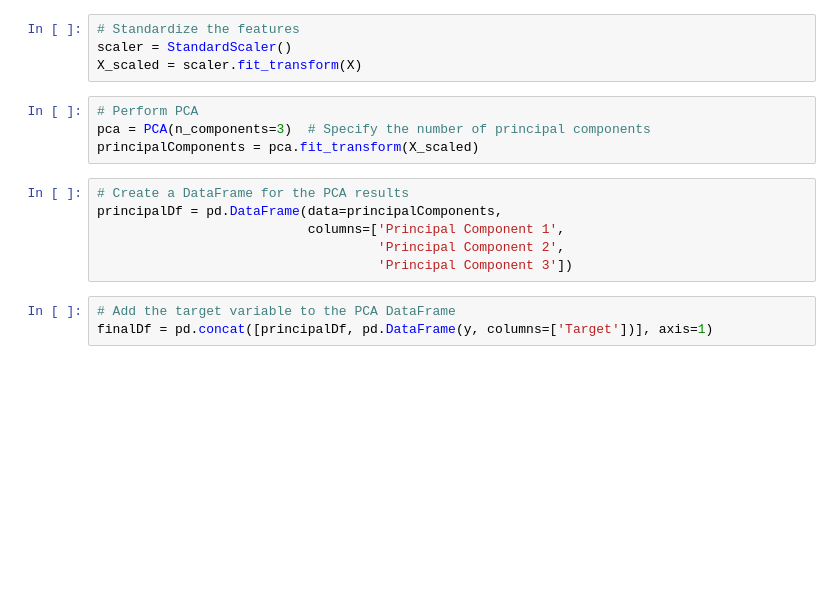
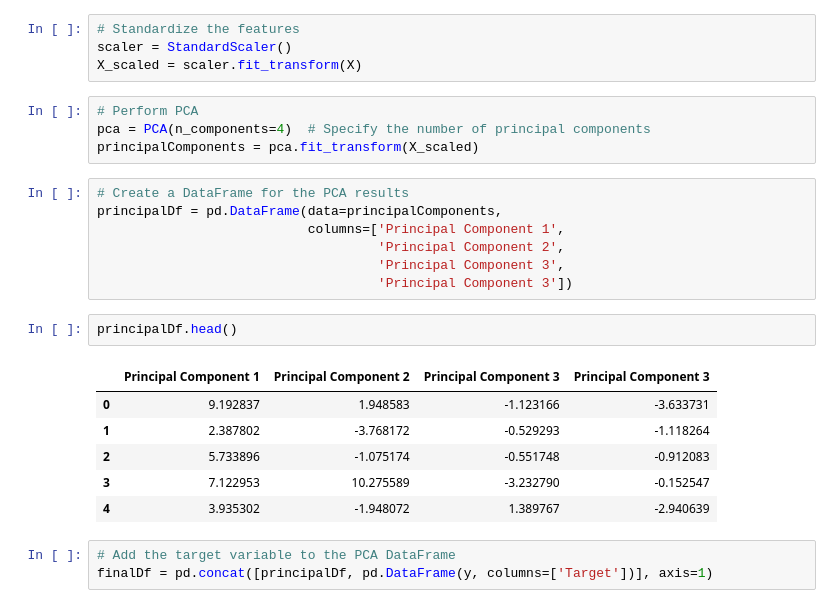
Before and after one commit to MrArthor/Big_Data_Analysis_Learning, a Jupyter notebook: Practical_Machine_Learning/Lab_Work/Basic_Implementations/PCA.ipynb, the cells around one changed output. Cells and saved outputs as stored; diff of their text form; blank space fills up the shorter version.

```diff
--- a/Practical_Machine_Learning/Lab_Work/Basic_Implementations/PCA.ipynb
+++ b/Practical_Machine_Learning/Lab_Work/Basic_Implementations/PCA.ipynb
@@ -55,14 +48,24 @@ scaler = StandardScaler()
 X_scaled = scaler.fit_transform(X)
 # %%
 # Perform PCA
-pca = PCA(n_components=3)  # Specify the number of principal components
+pca = PCA(n_components=4)  # Specify the number of principal components
 principalComponents = pca.fit_transform(X_scaled)
 # %%
 # Create a DataFrame for the PCA results
 principalDf = pd.DataFrame(data=principalComponents,
                            columns=['Principal Component 1',
                                     'Principal Component 2',
+                                    'Principal Component 3',
                                     'Principal Component 3'])
+# %%
+principalDf.head()
+# %% [output]
+|  | Principal Component 1 | Principal Component 2 | Principal Component 3 | Principal Component 3 |
+| 0 | 9.192837 | 1.948583 | -1.123166 | -3.633731 |
+| 1 | 2.387802 | -3.768172 | -0.529293 | -1.118264 |
+| 2 | 5.733896 | -1.075174 | -0.551748 | -0.912083 |
+| 3 | 7.122953 | 10.275589 | -3.232790 | -0.152547 |
+| 4 | 3.935302 | -1.948072 | 1.389767 | -2.940639 |
 # %%
 # Add the target variable to the PCA DataFrame
 finalDf = pd.concat([principalDf, pd.DataFrame(y, columns=['Target'])], axis=1)
```
Also changed, not shown: parts of 1 cell of this notebook, 21 other files.
